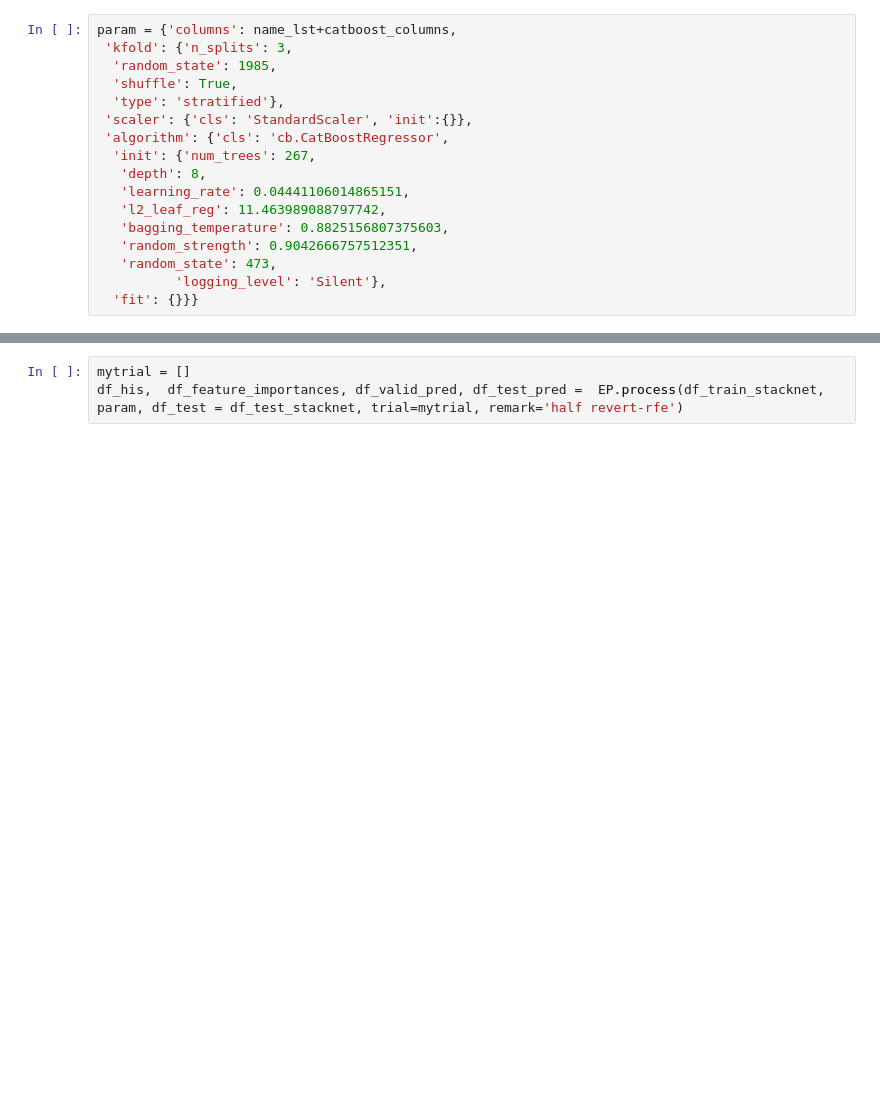
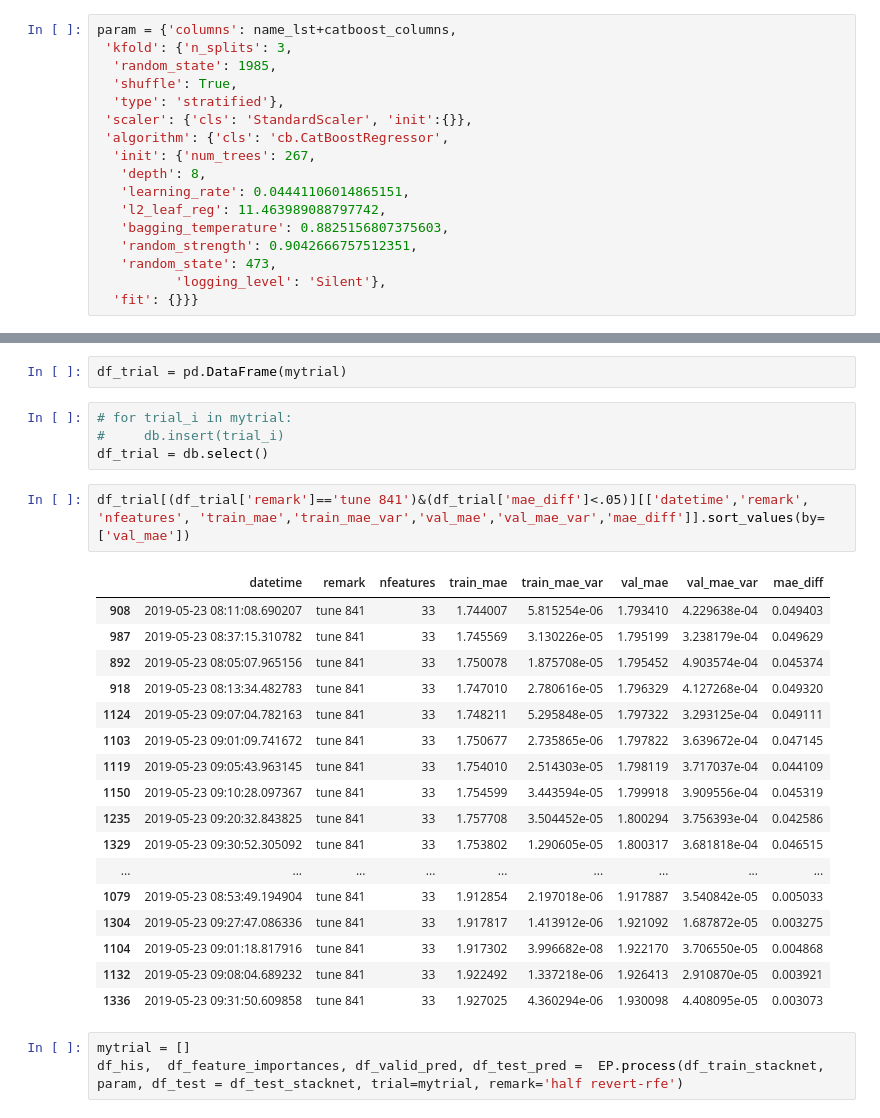
Before and after one commit to arhow/LANLEarthquakePrediction2019, a Jupyter notebook: mystacknet1.2.ipynb, the cells around one changed output, grey strips where cells are left out. Saved outputs shown, nothing was run; the diff lists cells and outputs as text; blank space fills up the shorter version.

```diff
--- a/mystacknet1.2.ipynb
+++ b/mystacknet1.2.ipynb
@@ -669,3 +746,29 @@ param = {'columns': name_lst+catboost_columns,
+# %%
+df_trial = pd.DataFrame(mytrial)
+# %%
+# for trial_i in mytrial:
+#     db.insert(trial_i)
+df_trial = db.select()
+# %%
+df_trial[(df_trial['remark']=='tune 841')&(df_trial['mae_diff']<.05)][['datetime','remark', 'nfeatures', 'train_mae','train_mae_var','val_mae','val_mae_var','mae_diff']].sort_values(by=['val_mae'])
+# %% [output]
+|  | datetime | remark | nfeatures | train_mae | train_mae_var | val_mae | val_mae_var | mae_diff |
+| 908 | 2019-05-23 08:11:08.690207 | tune 841 | 33 | 1.744007 | 5.815254e-06 | 1.793410 | 4.229638e-04 | 0.049403 |
+| 987 | 2019-05-23 08:37:15.310782 | tune 841 | 33 | 1.745569 | 3.130226e-05 | 1.795199 | 3.238179e-04 | 0.049629 |
+| 892 | 2019-05-23 08:05:07.965156 | tune 841 | 33 | 1.750078 | 1.875708e-05 | 1.795452 | 4.903574e-04 | 0.045374 |
+| 918 | 2019-05-23 08:13:34.482783 | tune 841 | 33 | 1.747010 | 2.780616e-05 | 1.796329 | 4.127268e-04 | 0.049320 |
+| 1124 | 2019-05-23 09:07:04.782163 | tune 841 | 33 | 1.748211 | 5.295848e-05 | 1.797322 | 3.293125e-04 | 0.049111 |
+| 1103 | 2019-05-23 09:01:09.741672 | tune 841 | 33 | 1.750677 | 2.735865e-06 | 1.797822 | 3.639672e-04 | 0.047145 |
+| 1119 | 2019-05-23 09:05:43.963145 | tune 841 | 33 | 1.754010 | 2.514303e-05 | 1.798119 | 3.717037e-04 | 0.044109 |
+| 1150 | 2019-05-23 09:10:28.097367 | tune 841 | 33 | 1.754599 | 3.443594e-05 | 1.799918 | 3.909556e-04 | 0.045319 |
+| 1235 | 2019-05-23 09:20:32.843825 | tune 841 | 33 | 1.757708 | 3.504452e-05 | 1.800294 | 3.756393e-04 | 0.042586 |
+| 1329 | 2019-05-23 09:30:52.305092 | tune 841 | 33 | 1.753802 | 1.290605e-05 | 1.800317 | 3.681818e-04 | 0.046515 |
+| ... | ... | ... | ... | ... | ... | ... | ... | ... |
+| 1079 | 2019-05-23 08:53:49.194904 | tune 841 | 33 | 1.912854 | 2.197018e-06 | 1.917887 | 3.540842e-05 | 0.005033 |
+| 1304 | 2019-05-23 09:27:47.086336 | tune 841 | 33 | 1.917817 | 1.413912e-06 | 1.921092 | 1.687872e-05 | 0.003275 |
+| 1104 | 2019-05-23 09:01:18.817916 | tune 841 | 33 | 1.917302 | 3.996682e-08 | 1.922170 | 3.706550e-05 | 0.004868 |
+| 1132 | 2019-05-23 09:08:04.689232 | tune 841 | 33 | 1.922492 | 1.337218e-06 | 1.926413 | 2.910870e-05 | 0.003921 |
+| 1336 | 2019-05-23 09:31:50.609858 | tune 841 | 33 | 1.927025 | 4.360294e-06 | 1.930098 | 4.408095e-05 | 0.003073 |
 # %%
 mytrial = []
 df_his,  df_feature_importances, df_valid_pred, df_test_pred =  EP.process(df_train_stacknet, param, df_test = df_test_stacknet, trial=mytrial, remark='half revert-rfe')
```
Also changed, not shown: parts of 4 cells of this notebook, 10 other files.
